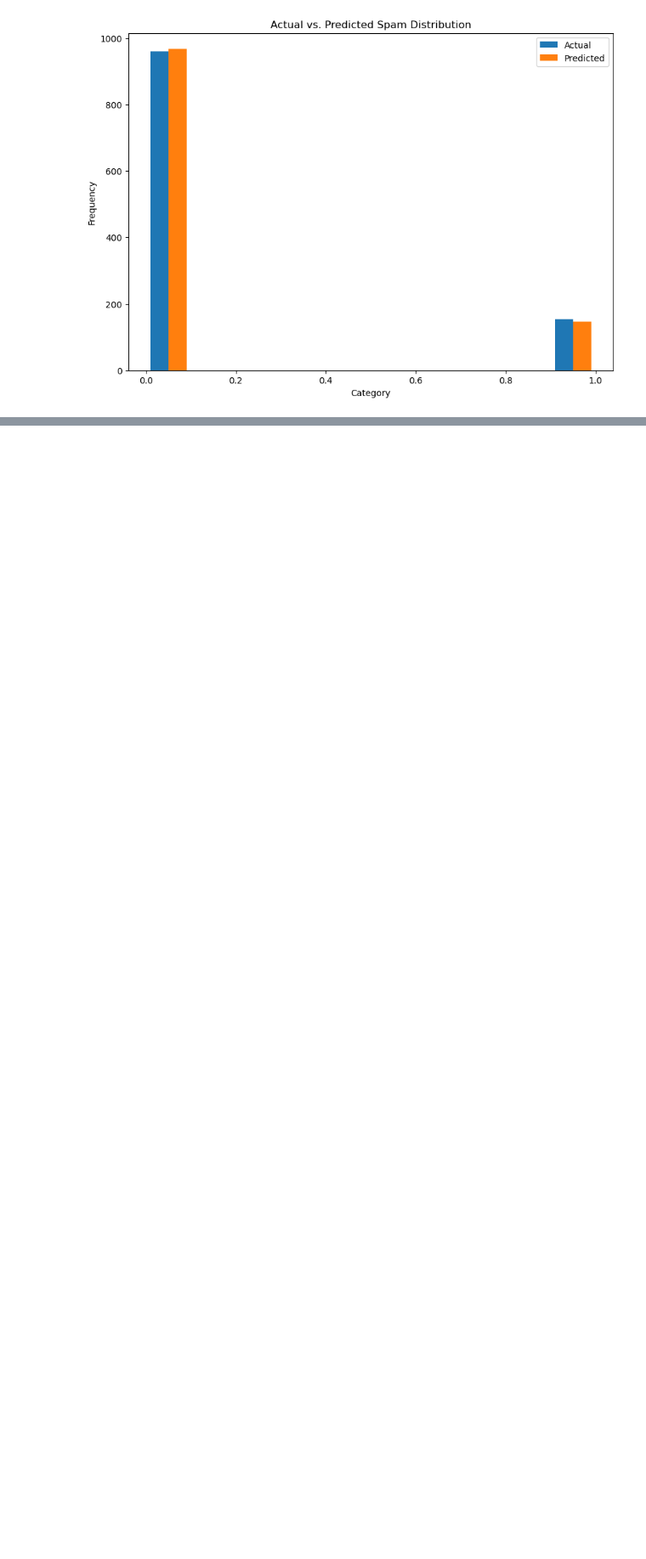
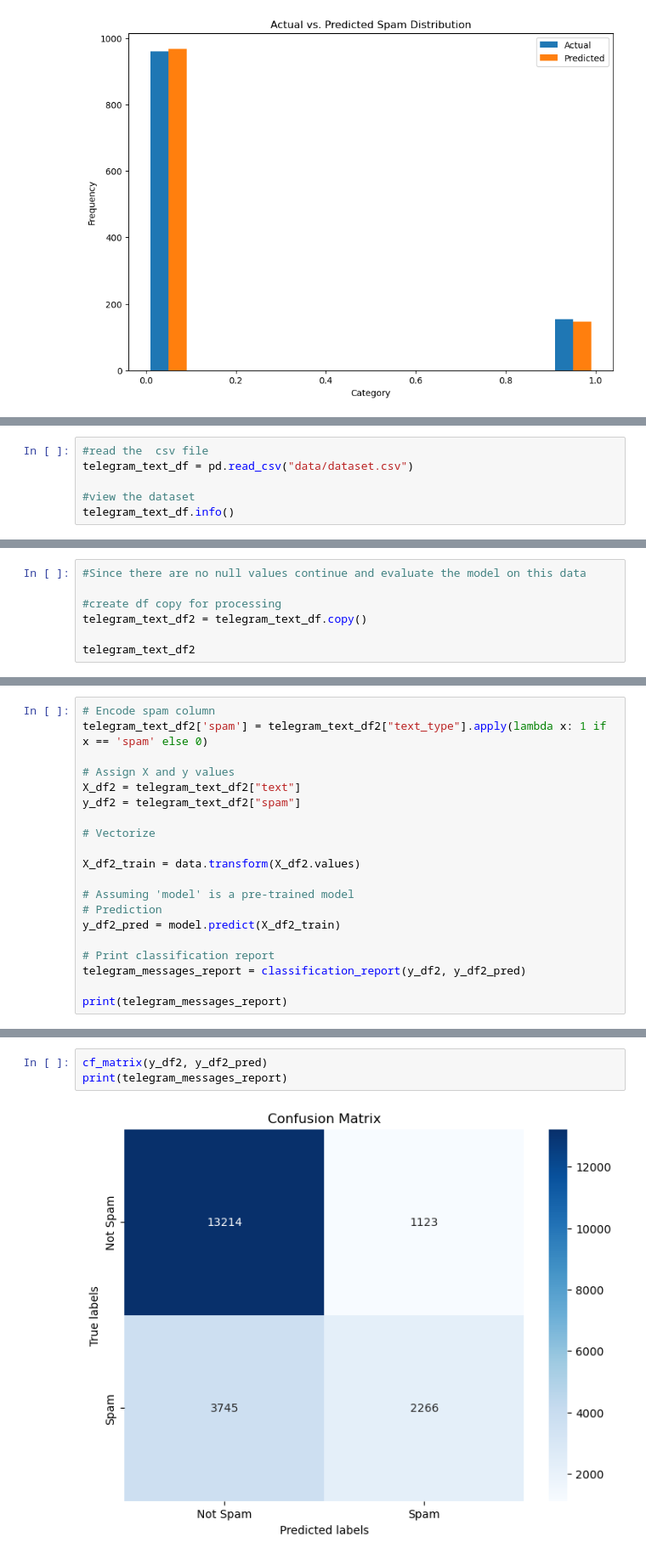
Before and after one commit to Uzziahlukeka/ai-project, a Jupyter notebook: main.ipynb, the cells around one changed output, grey strips where cells are left out. Shown at 85% size. Cells and saved outputs as stored; diff of their text form; blank space fills up the shorter version.

```diff
--- a/main.ipynb
+++ b/main.ipynb
@@ -223,0 +245,6 @@ Confusion Matrix:
+# %%
+#read the  csv file
+telegram_text_df = pd.read_csv("data/dataset.csv")
+
+#view the dataset
+telegram_text_df.info()
@@ -223,0 +261,7 @@ Confusion Matrix:
+# %%
+#Since there are no null values continue and evaluate the model on this data
+
+#create df copy for processing
+telegram_text_df2 = telegram_text_df.copy()
+
+telegram_text_df2
@@ -223,0 +282,20 @@ Confusion Matrix:
+# %%
+# Encode spam column
+telegram_text_df2['spam'] = telegram_text_df2["text_type"].apply(lambda x: 1 if x == 'spam' else 0)
+
+# Assign X and y values
+X_df2 = telegram_text_df2["text"]
+y_df2 = telegram_text_df2["spam"]
+
+# Vectorize
+
+X_df2_train = data.transform(X_df2.values)
+
+# Assuming 'model' is a pre-trained model
+# Prediction
+y_df2_pred = model.predict(X_df2_train)
+
+# Print classification report
+telegram_messages_report = classification_report(y_df2, y_df2_pred)
+
+print(telegram_messages_report)
@@ -223,0 +395,5 @@ Confusion Matrix:
+# %%
+cf_matrix(y_df2, y_df2_pred)
+print(telegram_messages_report)
+# %% [output]
+[figure, added]
```
Also changed, not shown: parts of 23 cells of this notebook, 2 other files.
